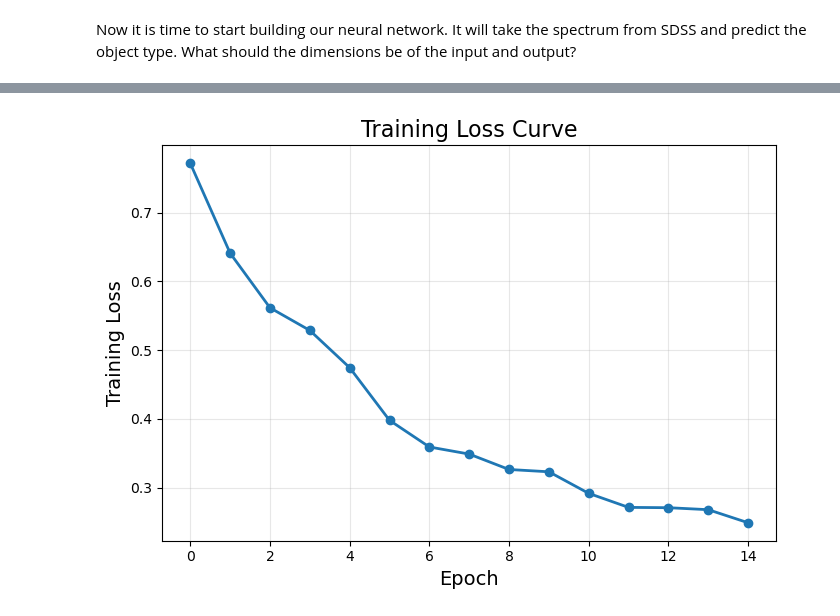
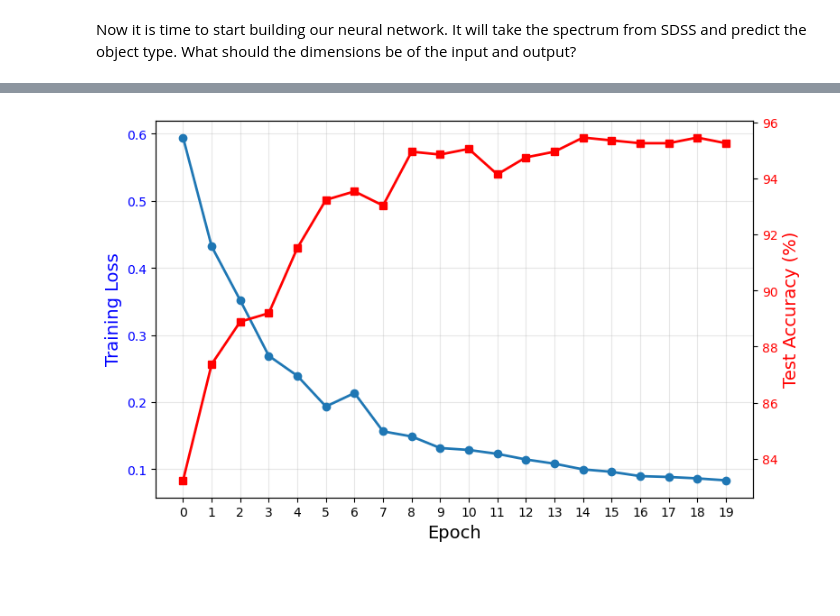
Before and after one commit to rosenberg9/Intro-to-Supervised-Learning, a Jupyter notebook: notebooks/sdss_tutorial.ipynb, the cells around one changed output, grey strips where cells are left out. Saved outputs shown, nothing was run; the diff lists cells and outputs as text; code cells hidden in the pictures; blank space fills up the shorter version.

```diff
--- a/notebooks/sdss_tutorial.ipynb
+++ b/notebooks/sdss_tutorial.ipynb
@@ -238,9 +283,14 @@ config, params = build(
 )
 # %%
+######## USER SETTING ##########
+epochs = 20
+### This is the number of times the entire training dataset will be passed through the model. ###
+### Common values are between 10-100 ###
+
 params, losses, accs = train(
     X_train, y_train,
     X_test,  y_test,
     config, params,
-    epochs=15
+    epochs=epochs
 )
 # %% [output]
@@ -252,11 +317,24 @@ KeyboardInterrupt:
 # %%
-plt.figure(figsize=(7,5))
-plt.plot(losses, marker='o', linewidth=2)
-plt.xlabel("Epoch", fontsize=14)
-plt.ylabel("Training Loss", fontsize=14)
-plt.title("Training Loss Curve", fontsize=16)
-plt.grid(alpha=0.3)
-plt.tight_layout()
+fig, ax1 = plt.subplots(figsize=(8,5))
+
+# ---- LEFT AXIS: LOSS ----
+ax1.plot(losses, marker='o', linewidth=2, label='Training Loss')
+ax1.set_xlabel("Epoch", fontsize=14)
+ax1.set_ylabel("Training Loss", fontsize=14, color='blue')
+ax1.tick_params(axis='y', labelcolor='blue')
+
+# ---- RIGHT AXIS: ACCURACY ----
+ax2 = ax1.twinx()
+ax2.plot(accs, marker='s', linewidth=2, color='red', label='Test Accuracy')
+ax2.set_ylabel("Test Accuracy (%)", fontsize=14, color='red')
+ax2.tick_params(axis='y', labelcolor='red')
+
+# ---- FORMATTING ----
+ax1.grid(alpha=0.3)
+ax1.set_xticks(range(len(losses)))
+
+
+fig.tight_layout()
 plt.show()
 # %% [output]
-[figure, old version]
+[figure, new version]
```
Also changed, not shown: parts of 15 cells of this notebook, 1 other file.
